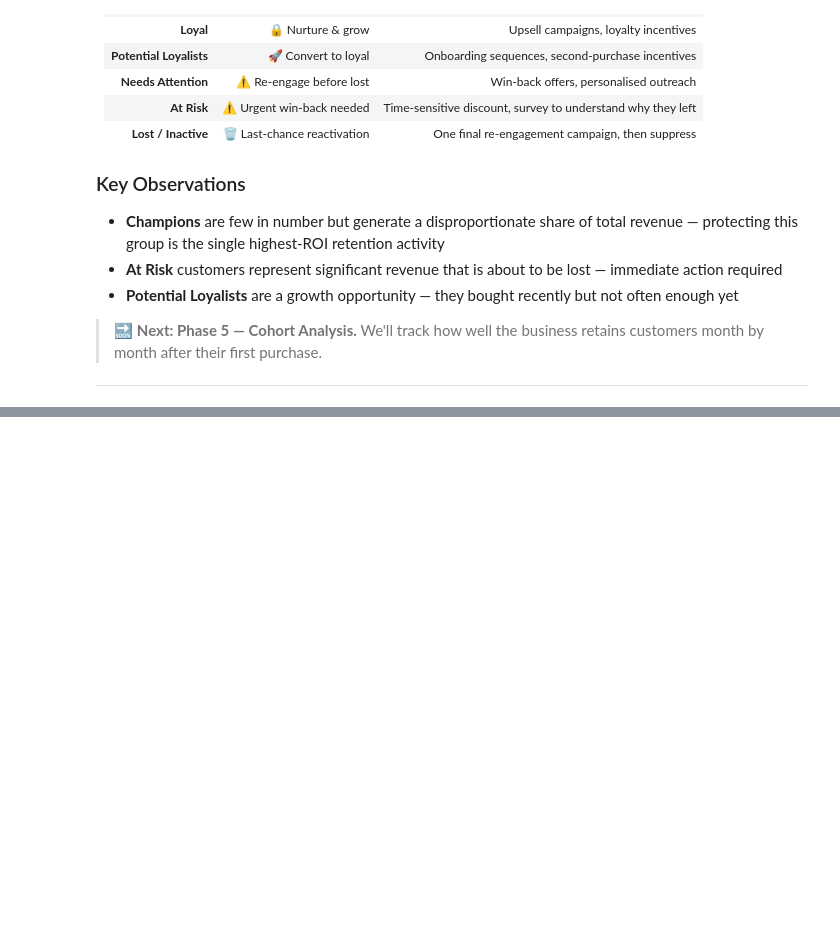
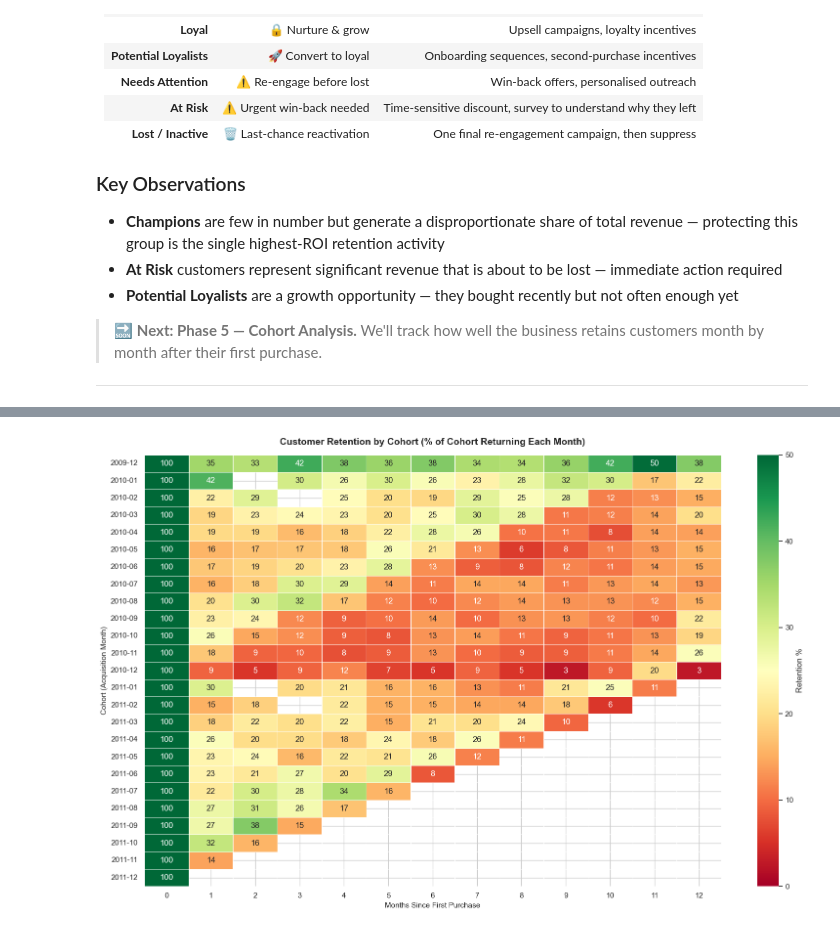
Before and after one commit to asimjamal/Customer-Intelligence-Report, a Jupyter notebook: customer_analytics_eda.ipynb, the cells around one changed output, grey strips where cells are left out. Saved outputs shown, nothing was run; the diff lists cells and outputs as text; code cells hidden in the pictures; blank space fills up the shorter version.

```diff
--- a/customer_analytics_eda.ipynb
+++ b/customer_analytics_eda.ipynb
@@ -1110,0 +1205,9 @@ Final RFM table — top 20 customers by Monetary value:
+# %%
+# ── 5.4  Convert to Retention Percentage ─────────────────────────────────────
+
+cohort_size  = cohort_pivot[0]
+retention_pct = cohort_pivot.divide(cohort_size, axis=0) * 100
+retention_pct = retention_pct.round(1)
+
+print("Cohort sizes (customers acquired per month):")
+print(cohort_size.to_string())
@@ -1110,0 +1232,32 @@ Final RFM table — top 20 customers by Monetary value:
+# %%
+# ── 5.5  Plot: Retention Heatmap ─────────────────────────────────────────────
+#
+# Rows    = cohort (acquisition month)
+# Columns = months since first purchase
+# Colour  = retention % (green = high, red = low)
+# Column 0 is always 100%
+
+max_months = min(13, retention_pct.shape[1])
+heatmap_data = retention_pct.iloc[:, :max_months]
+
+fig, ax = plt.subplots(figsize=(16, 10))
+sns.heatmap(
+    heatmap_data,
+    annot=True,
+    fmt=".0f",
+    cmap="RdYlGn",
+    vmin=0,
+    vmax=50,
+    linewidths=0.4,
+    linecolor="white",
+    ax=ax,
+    cbar_kws={"label": "Retention %"}
+)
+ax.set_title("Customer Retention by Cohort (% of Cohort Returning Each Month)",
+             fontsize=14, fontweight="bold", pad=15)
+ax.set_xlabel("Months Since First Purchase", fontsize=11)
+ax.set_ylabel("Cohort (Acquisition Month)", fontsize=11)
+plt.tight_layout()
+plt.show()
+# %% [output]
+[figure, added]
```
Also changed, not shown: parts of 16 cells of this notebook.
